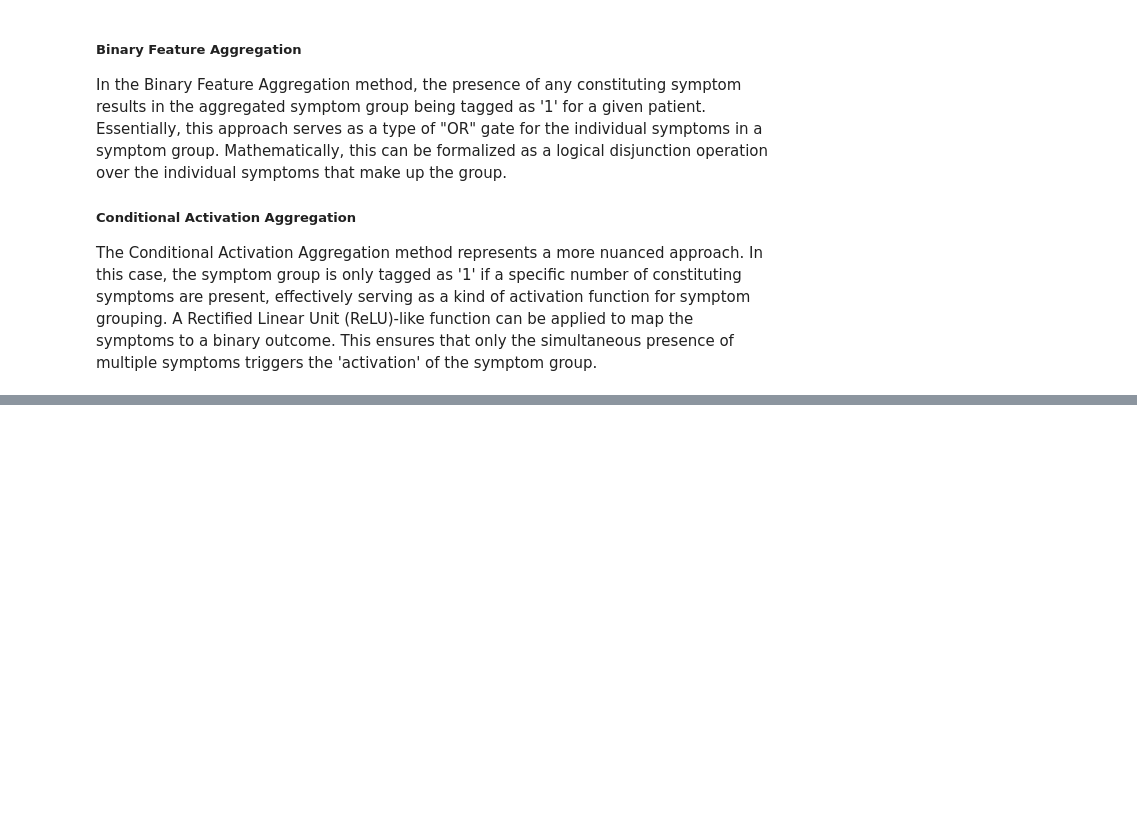
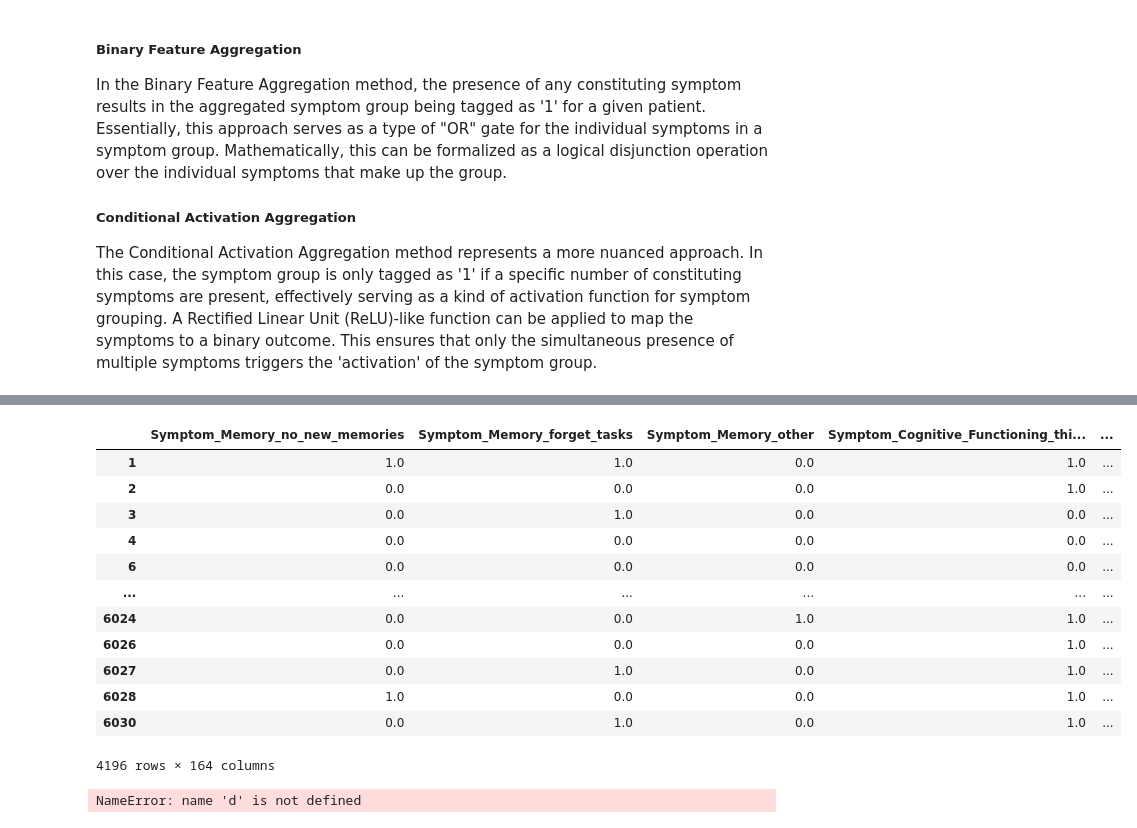
Before and after one commit to leothesouthafrican/PLR, a Jupyter notebook: Leo/1_feat_exploration.ipynb, the cells around one changed output, grey strips where cells are left out. Drawn from its saved outputs; the diff is of its cells as text; code cells hidden in the pictures; blank space fills up the shorter version.

```diff
--- a/Leo/1_feat_exploration.ipynb
+++ b/Leo/1_feat_exploration.ipynb
@@ -740,0 +787,16 @@ plot_grouped_symptoms_percentage(dataset_2)
+# %%
+dataset_2
+# %% [output]
+|  | Symptom_Memory_no_new_memories | Symptom_Memory_forget_tasks | Symptom_Memory_other | Symptom_Cognitive_Functioning_thi... | ... |
+| 1 | 1.0 | 1.0 | 0.0 | 1.0 | ... |
+| 2 | 0.0 | 0.0 | 0.0 | 1.0 | ... |
+| 3 | 0.0 | 1.0 | 0.0 | 0.0 | ... |
+| 4 | 0.0 | 0.0 | 0.0 | 0.0 | ... |
+| 6 | 0.0 | 0.0 | 0.0 | 0.0 | ... |
+| ... | ... | ... | ... | ... | ... |
+| 6024 | 0.0 | 0.0 | 1.0 | 1.0 | ... |
+| 6026 | 0.0 | 0.0 | 0.0 | 1.0 | ... |
+| 6027 | 0.0 | 1.0 | 0.0 | 1.0 | ... |
+| 6028 | 1.0 | 0.0 | 0.0 | 1.0 | ... |
+| 6030 | 0.0 | 1.0 | 0.0 | 1.0 | ... |
+4196 rows × 164 columns
@@ -740,0 +809,4 @@ plot_grouped_symptoms_percentage(dataset_2)
+# %%
+d
+# %% [output]
+NameError: name 'd' is not defined
```
Also changed, not shown: parts of 3 cells of this notebook, 5 other files.
